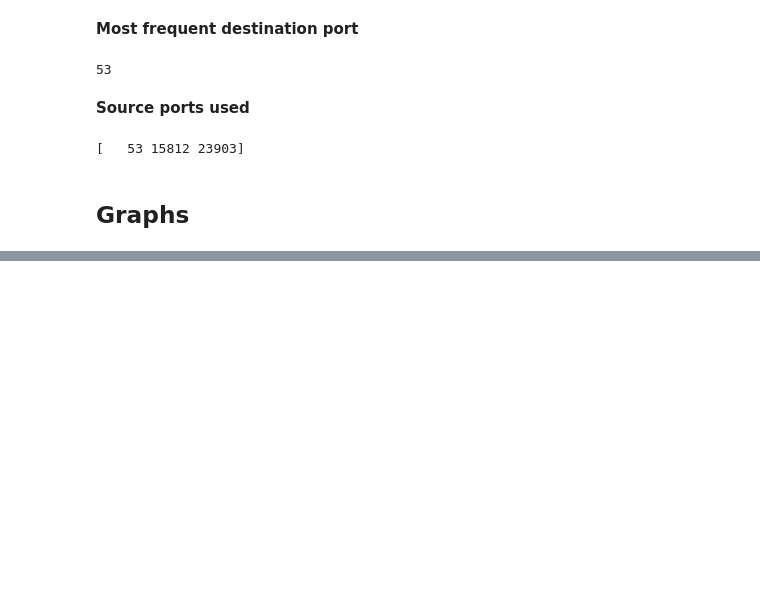
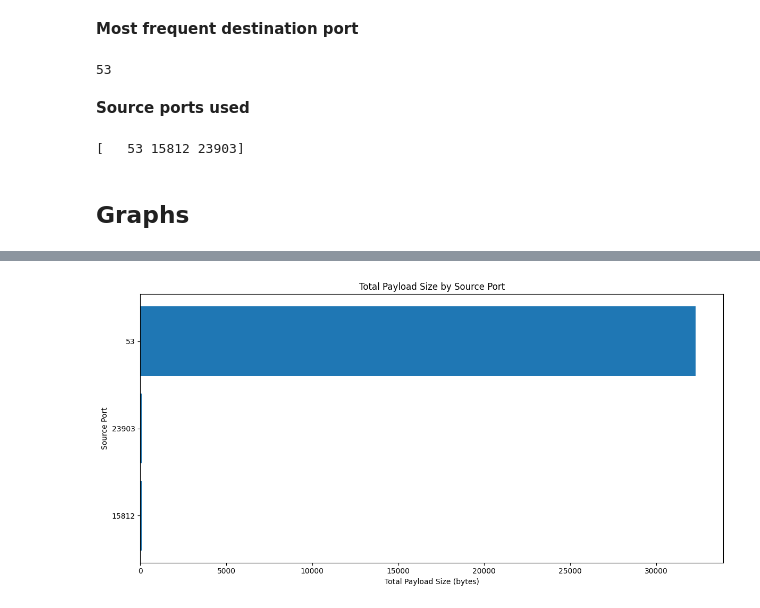
Before and after one commit to Montoya086/SDS-Lab-06, a Jupyter notebook: main.ipynb, the cells around one changed output, grey strips where cells are left out. Saved outputs shown, nothing was run; the diff lists cells and outputs as text; code cells hidden in the pictures; blank space fills up the shorter version.

```diff
--- a/main.ipynb
+++ b/main.ipynb
@@ -136,0 +163,11 @@ print(src_communications['Src Port'].unique())
+# %%
+plt.figure(figsize=(12, 6))
+src_port_payloads = df.groupby('Src Port')['Payload Size'].sum().sort_values(ascending=True)
+plt.barh(range(len(src_port_payloads)), src_port_payloads.values)
+plt.yticks(range(len(src_port_payloads)), src_port_payloads.index)
+plt.xlabel('Total Payload Size (bytes)')
+plt.ylabel('Source Port')
+plt.title('Total Payload Size by Source Port')
+plt.tight_layout()
+# %% [output]
+[figure, added]
```
Also changed, not shown: parts of 7 cells of this notebook.
